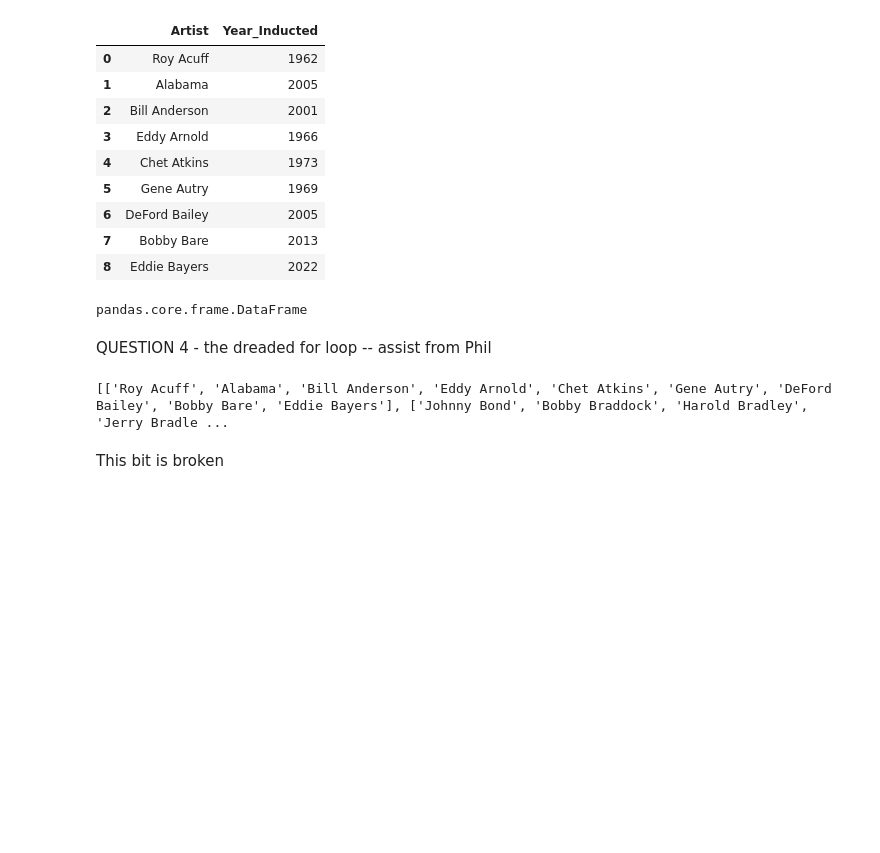
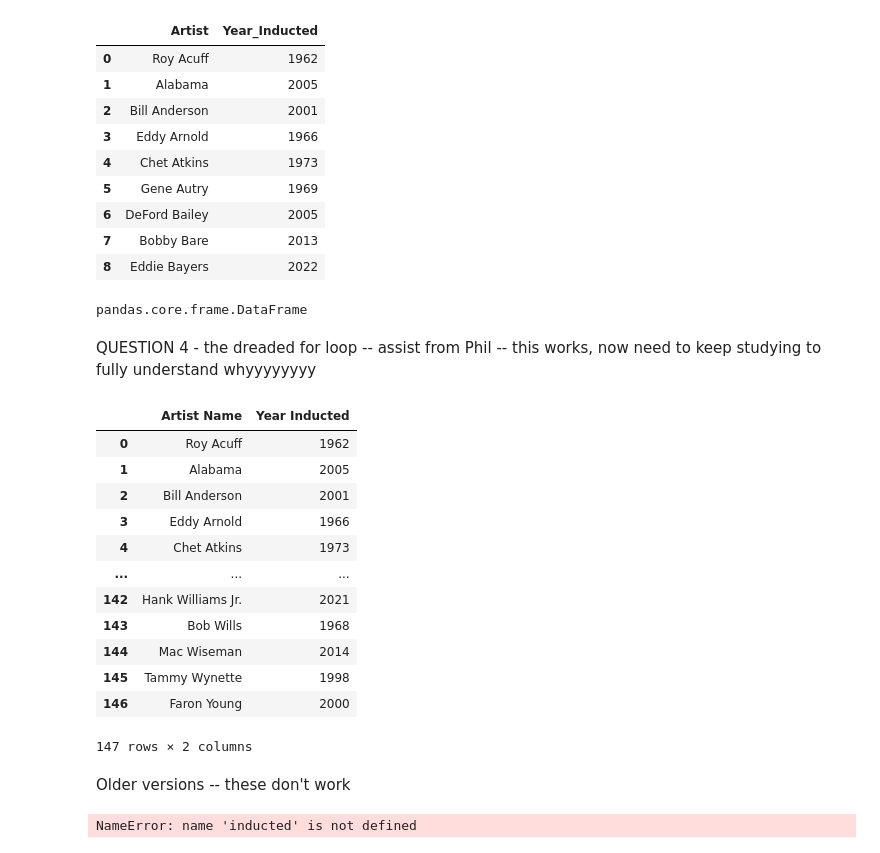
Before and after one commit to NSS-Data-Analytics-Cohort-6/web-scraping-country-music-hof-kmgarrett1, a Jupyter notebook: notebooks/Webscraping_Country_Music_Hall_of_Fame.ipynb, the cells around one changed output. Saved outputs shown, nothing was run; the diff lists cells and outputs as text; code cells hidden in the pictures; blank space fills up the shorter version.

Commit message:
Question 4

```diff
--- a/notebooks/Webscraping_Country_Music_Hall_of_Fame.ipynb
+++ b/notebooks/Webscraping_Country_Music_Hall_of_Fame.ipynb
@@ -179,4 +175,52 @@ type(combined)
 # %% [output]
 pandas.core.frame.DataFrame
 # %% [markdown]
-QUESTION 4 - the dreaded for loop -- assist from Phil
+QUESTION 4 - the dreaded for loop -- assist from Phil -- this works, now need to keep studying to fully understand whyyyyyyyy
+# %%
+url2 = 'https://countrymusichalloffame.org/hall-of-fame/members/page/{}'
+artist_name = []
+inducted_year = []
+for page in range(1,18):
+    url = url2.format(page)
+    r = requests.get(url)
+    soup = BS(r.content, 'lxml')
+    for i in soup.find_all('h3'):
+        artist_name.append(i.text)
+    for i in soup.find_all(lambda tag: tag.name == 'div' and
+                                   tag.get('class') == ['vertical-card_content--copy']):
+        inducted_year.append(i.text.replace('Inducted', '').strip())
+
+
+dictionary = {'Artist Name': artist_name, 'Year Inducted':inducted_year}
+combined = pd.DataFrame(dictionary)
+
+combined
+# %% [output]
+|  | Artist Name | Year Inducted |
+| 0 | Roy Acuff | 1962 |
+| 1 | Alabama | 2005 |
+| 2 | Bill Anderson | 2001 |
+| 3 | Eddy Arnold | 1966 |
+| 4 | Chet Atkins | 1973 |
+| ... | ... | ... |
+| 142 | Hank Williams Jr. | 2021 |
+| 143 | Bob Wills | 1968 |
+| 144 | Mac Wiseman | 2014 |
+| 145 | Tammy Wynette | 1998 |
+| 146 | Faron Young | 2000 |
+147 rows × 2 columns
+# %% [markdown]
+Older versions -- these don't work
+# %%
+induction_date = []
+url = 'https://countrymusichalloffame.org/hall-of-fame/members/page/'
+
+for page in range(1,18):
+    pagedata = requests.get(url + str(page))
+    soup2 = BS(pagedata.text)
+induction_date = re.findall('\d{4}', str(inducted))
+induction_date.append(inducted)
+
+print(induction_date)
+# %% [output]
+NameError: name 'inducted' is not defined
@@ -190,7 +238,3 @@ for page in range(1,18):
     people = [person.text for person in soup2.findAll('h3')]
     members.append(people)
 print(members)
-# %% [output]
-[['Roy Acuff', 'Alabama', 'Bill Anderson', 'Eddy Arnold', 'Chet Atkins', 'Gene Autry', 'DeFord Bailey', 'Bobby Bare', 'Eddie Bayers'], ['Johnny Bond', 'Bobby Braddock', 'Harold Bradley', 'Jerry Bradle ...
-# %% [markdown]
-This bit is broken
```
Also changed, not shown: parts of 7 cells of this notebook.
